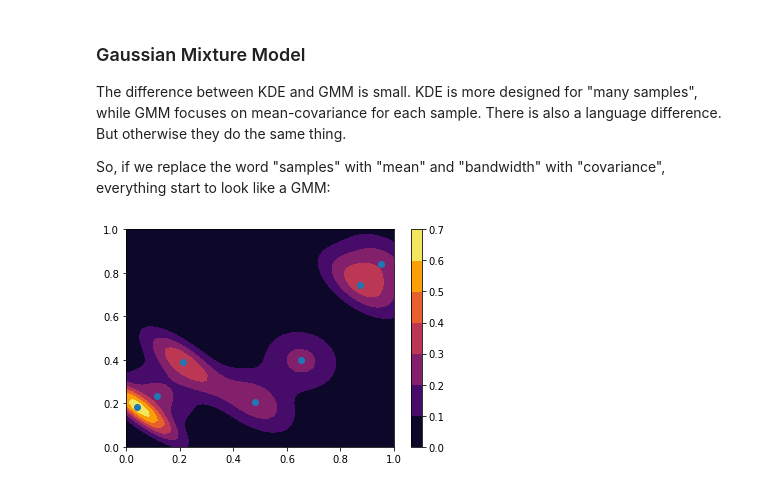
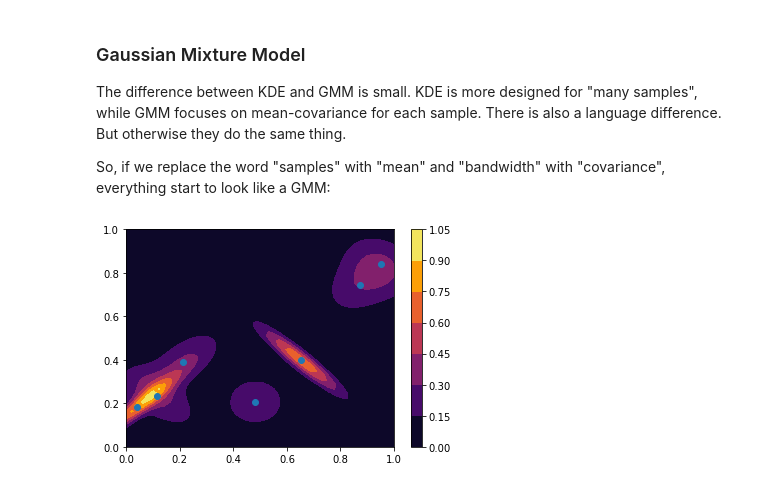
Before and after one commit to jonathf/chaospy, a Jupyter notebook: docs/tutorials/advanced/kernel_density_estimation.ipynb, the cells around one changed output. Saved outputs shown, nothing was run; the diff lists cells and outputs as text; code cells hidden in the pictures.

```diff
--- a/docs/tutorials/advanced/kernel_density_estimation.ipynb
+++ b/docs/tutorials/advanced/kernel_density_estimation.ipynb
@@ -88,12 +86,14 @@ The difference between KDE and GMM is small. KDE is more designed for "many samp
 So, if we replace the word "samples" with "mean" and "bandwidth" with "covariance", everything start to look like a GMM:
 # %%
 mean = samples
-covariances = [[[0.01, -s], [-s, 0.01]] for s in numpy.linspace(0.001, 0.009, 7)]
+covariances = numpy.zeros((2, 2, 7))
+covariances[0, 0] = covariances[1, 1] = 0.01
+covariances[0, 1] = covariances[1, 0] = numpy.linspace(-0.0095, 0.0095, 7)
 distribution = chaospy.GaussianKDE(mean, covariances)
 
 pyplot.contourf(mesh[0], mesh[1], distribution.pdf(mesh))
 pyplot.colorbar()
 pyplot.scatter(*samples)
 pyplot.show()
 # %% [output]
-[figure, old version]
+[figure, new version]
```
Also changed, not shown: parts of 5 cells of this notebook, 2 other files.
